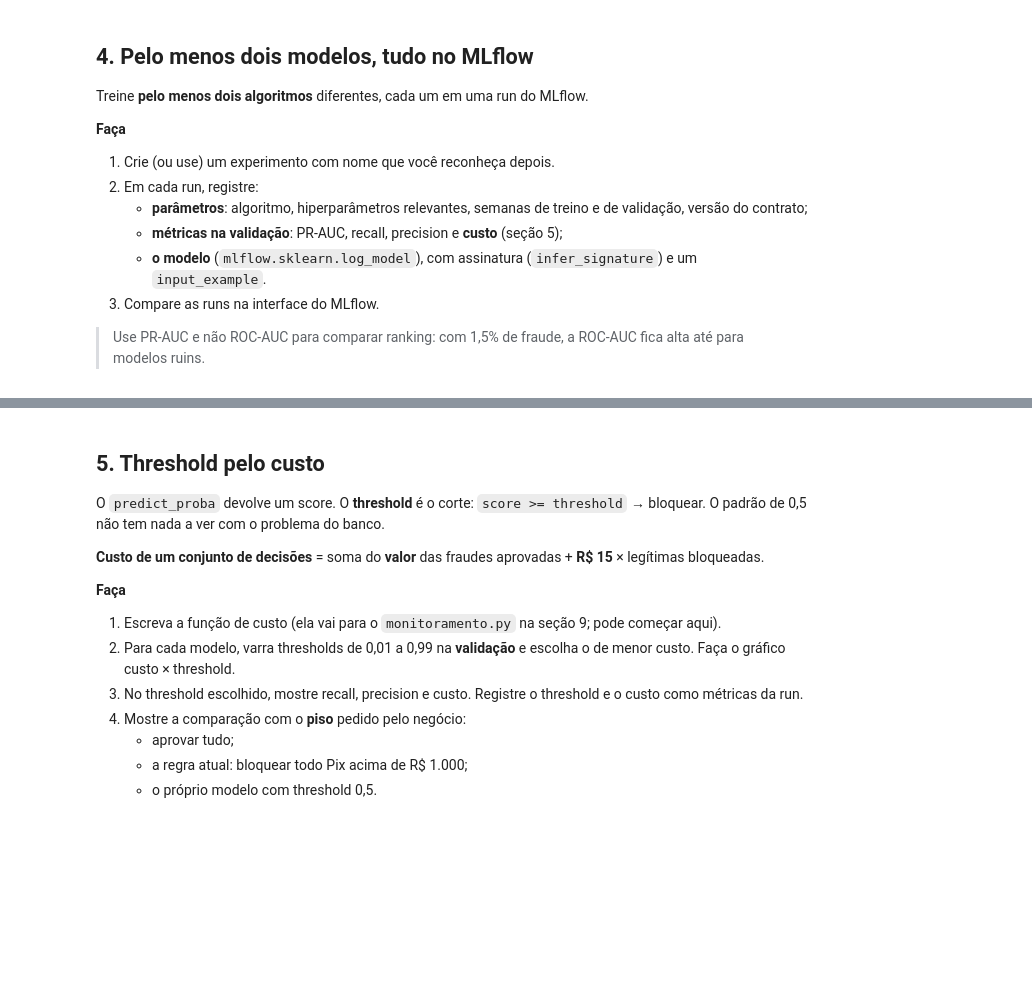
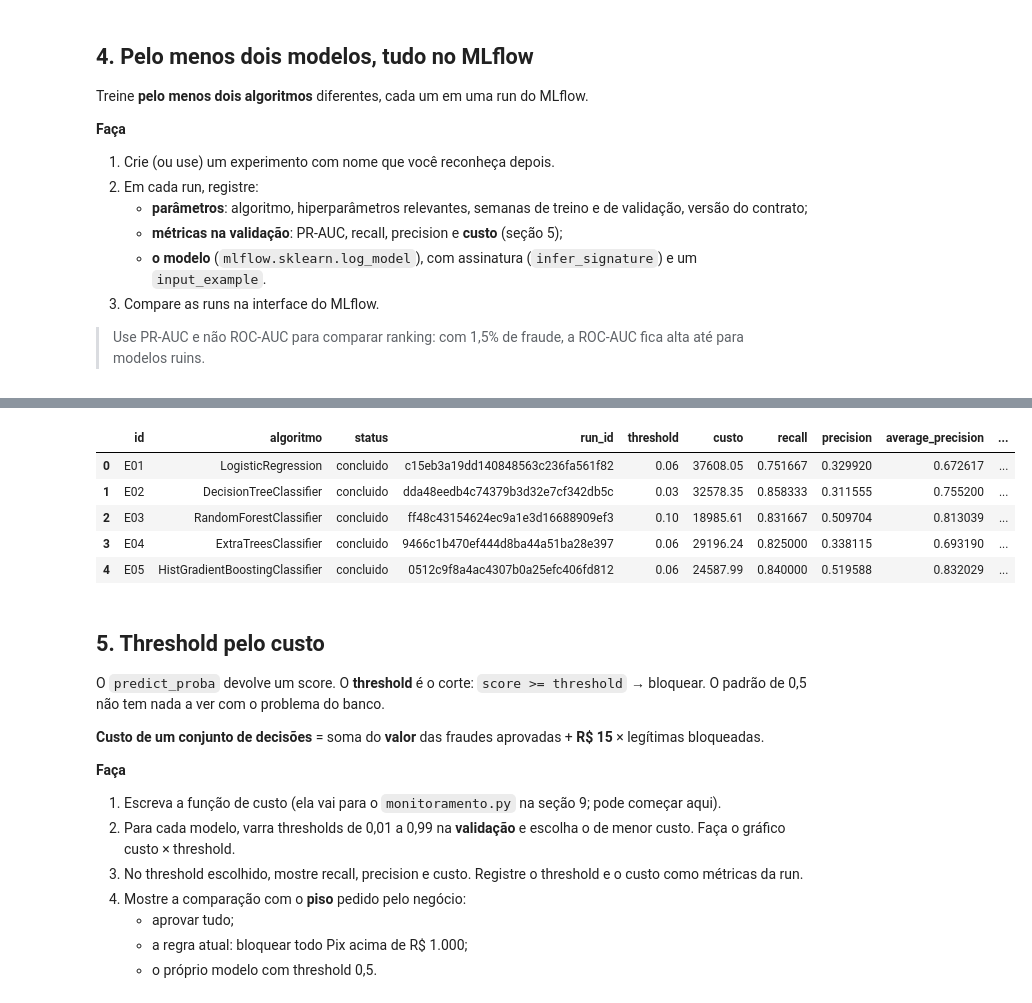
Before and after one commit to MayumiCastiglioni/MLOpsAntifraudAuroraBank, a Jupyter notebook: parte1.ipynb, the cells around one changed output, grey strips where cells are left out. Saved outputs shown, nothing was run; the diff lists cells and outputs as text; code cells hidden in the pictures; blank space fills up the shorter version.

```diff
--- a/parte1.ipynb
+++ b/parte1.ipynb
@@ -61,0 +96,5 @@ O contrato (`contrato/contrato_features.yaml`) é o acordo com o time de Platafo
+# %%
+import json
+from pathlib import Path
+auditoria = json.loads(Path('docs/evidencias/auditoria-inicial.json').read_text(encoding='utf-8'))
+print(auditoria['juncao'])
@@ -98,3 +209,17 @@ Treine **pelo menos dois algoritmos** diferentes, cada um em uma run do MLflow.
+# %%
+# Rodada já executada; este bloco consulta evidências, sem retreinar.
+# Reprodução completa: python scripts/executar_experimentos.py
+import json, pandas as pd
+from pathlib import Path
+registros = json.loads(Path('docs/evidencias/experimentos-iniciais.json').read_text(encoding='utf-8'))
+display(pd.DataFrame([dict(id=r['id'], algoritmo=r.get('algoritmo'), status=r['status'], run_id=r['run_id'], **r.get('resultado',{})) for r in registros]))
+# %% [output]
+|  | id | algoritmo | status | run_id | threshold | custo | recall | precision | average_precision | ... |
+| 0 | E01 | LogisticRegression | concluido | c15eb3a19dd140848563c236fa561f82 | 0.06 | 37608.05 | 0.751667 | 0.329920 | 0.672617 | ... |
+| 1 | E02 | DecisionTreeClassifier | concluido | dda48eedb4c74379b3d32e7cf342db5c | 0.03 | 32578.35 | 0.858333 | 0.311555 | 0.755200 | ... |
+| 2 | E03 | RandomForestClassifier | concluido | ff48c43154624ec9a1e3d16688909ef3 | 0.10 | 18985.61 | 0.831667 | 0.509704 | 0.813039 | ... |
+| 3 | E04 | ExtraTreesClassifier | concluido | 9466c1b470ef444d8ba44a51ba28e397 | 0.06 | 29196.24 | 0.825000 | 0.338115 | 0.693190 | ... |
+| 4 | E05 | HistGradientBoostingClassifier | concluido | 0512c9f8a4ac4307b0a25efc406fd812 | 0.06 | 24587.99 | 0.840000 | 0.519588 | 0.832029 | ... |
 # %% [markdown]
 ## 5. Threshold pelo custo
 
```
Also changed, not shown: parts of 12 cells of this notebook, 22 other files.
